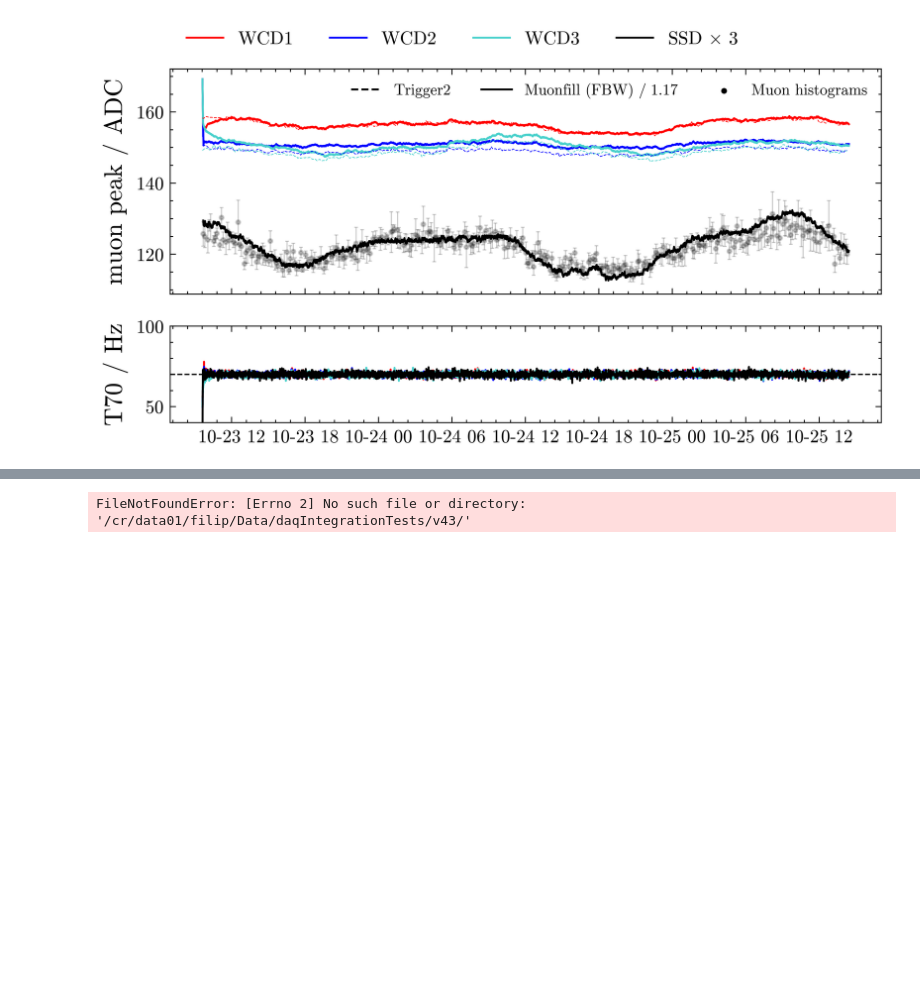
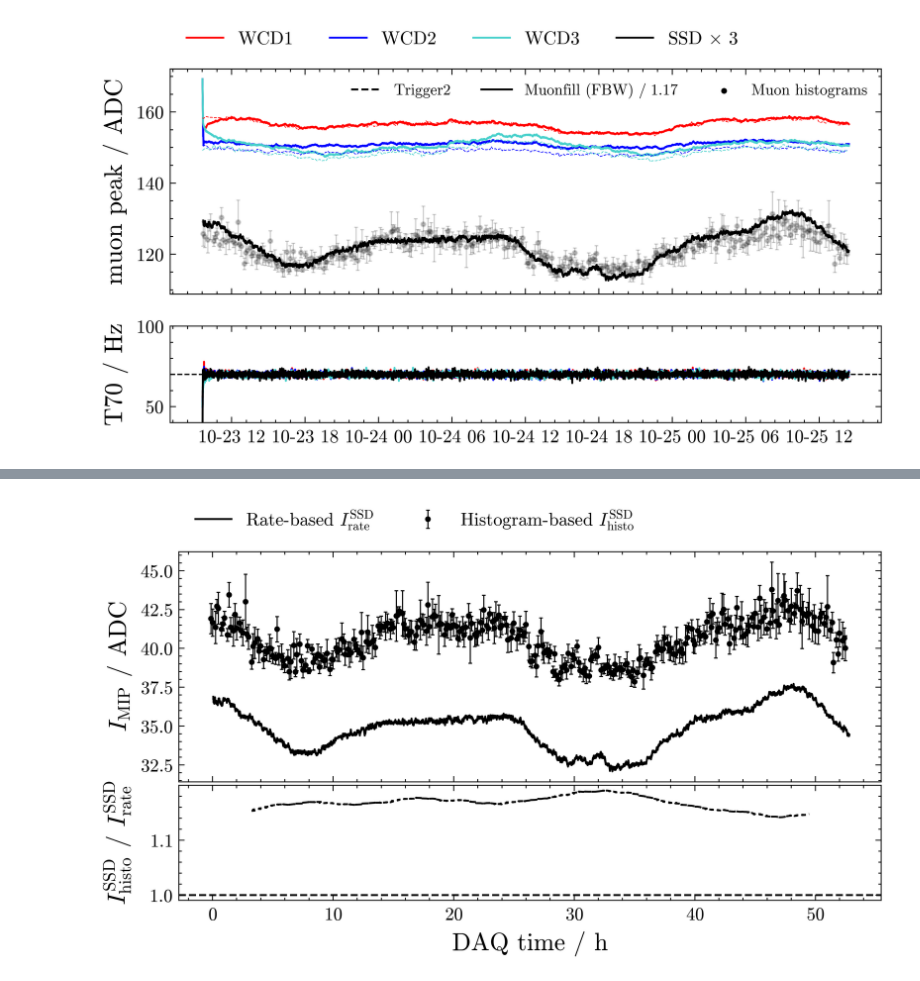
Before and after one commit to Quizznor/phd-thesis, a Jupyter notebook: Projects/SSDOnlineCalib/daqIntegrationTest/compare_all.ipynb, the cells around one changed output, grey strips where cells are left out. Saved outputs shown, nothing was run; the diff lists cells and outputs as text; code cells hidden in the pictures; blank space fills up the shorter version.

```diff
--- a/Projects/SSDOnlineCalib/daqIntegrationTest/compare_all.ipynb
+++ b/Projects/SSDOnlineCalib/daqIntegrationTest/compare_all.ipynb
@@ -290,7 +290,7 @@ errorbar_kwargs = [
 ]
 
 rerun_fits = False
-FBW = 1.17 * 1.21875  # to convert from FDS to FBW
+FBW = 1.17  # to convert from FDS to FBW
 f = 1
 
 version = "v43"
@@ -312,7 +312,7 @@ _, t_acq, t_gps, pmt, *phistos = np.loadtxt(
 _, _, _, _, *chistos = np.loadtxt(
     f"/cr/data01/filip/Data/daqIntegrationTests/{version}/charge.txt", unpack=True
 )
-fig, ax1 = plt.subplots(1, 1, sharex=True, height_ratios=[1])
+fig, (ax1, ax2) = plt.subplots(2, 1, sharex=True, height_ratios=[1, 0.5])
 
 try:
     t_muonbuffer, mf_wcd1, hz1, mf_wcd2, hz2, mf_wcd3, hz3, ssd, hz4 = np.loadtxt(
@@ -323,7 +323,7 @@ try:
     # ax1.plot(plot.to_datetime(t_muonbuffer), mf_wcd1 * 1/FBW, c='r', ls='-', label='WCD1')
     # ax1.plot(plot.to_datetime(t_muonbuffer), mf_wcd2 * 1/FBW, c='blue', ls='-', label='WCD2')
     # ax1.plot(plot.to_datetime(t_muonbuffer), mf_wcd3 * 1/FBW, c='mediumturquoise', ls='-', label='WCD3')
-    ax1.plot((t_muonbuffer[20:] - t_muonbuffer[0]) / 3600, ssd[20:] * f * FBW, c="k")
+    ax1.plot((t_muonbuffer[20:] - t_muonbuffer[0]) / 3600, ssd[20:] * f * FBW, c="k", marker='none')
 
     # ax2.plot(plot.to_datetime(t_muonbuffer), hz1, c='r', ls='solid')
     # ax2.plot(plot.to_datetime(t_muonbuffer), hz2, c='blue', ls='solid')
@@ -388,35 +388,45 @@ ax1.errorbar(
     fmt="ko",
     capthick=0.6,
     capsize=1,
-    alpha=0.2,
+    label=r"Histogram-based $I^\mathrm{SSD}_\mathrm{histo}$"
 )
+
+diff = []
+for t, mip in zip(t_ssd, mip_ssd):
+    idx = tools.closest(t_muonbuffer, t, index=True)
+    diff.append(mip/(ssd[idx]*FBW))
+
+ax2.plot((t_ssd[20:-19] - t_ssd[0]) / 3600, np.convolve(diff, np.ones(40)/40, mode='valid'), marker='none', ls='--')
 
 # ax1_twin = ax1.twinx()
 ax1_twin = ax1
 # ax1_twin.plot([],[], c='k', ls='--', label=rf'Trigger2')
-ax1_twin.plot([], [], c="k", ls="solid", label=rf"Rate-based $\,\times\,1.17$")
-ax1_twin.scatter([], [], marker="o", c="k", label="Histogram-based")
+ax1_twin.plot([], [], c="k", ls="solid", label=r"Rate-based $I^\mathrm{SSD}_\mathrm{rate}$", marker='none')
 ax1_twin.legend(fontsize="small", ncols=3)
 ax1_twin.set_ylim(*ax1.get_ylim())
 # ax1_twin.set_yticklabels([])
 
 # ax2.axhline(70, ls='--', c='k', lw=0.7)
 # ax2.set_ylim(40, 100)
-ax1.set_ylabel("MIP peak / ADC")
-ax1.set_xlabel("DAQ time / h")
+ax1.set_ylabel(r"$I_\mathrm{MIP}$ / ADC")
+ax2.set_xlabel("DAQ time / h")
+ax2.axhline(1, c='k', ls='--')
 # ax2.set_ylabel("T70 / Hz")
 ax1.legend(bbox_to_anchor=(0, 1.02, 1, 0.2), loc="lower left", ncol=4)
 ymin, ymax = ax1.get_ylim()
+ax2.set_ylabel(r"$I^\mathrm{SSD}_\mathrm{histo}$ / $I^\mathrm{SSD}_\mathrm{rate}$", labelpad=9)
 # ax1.set_ylim(ymin, 1.1 * ymax)
 
-ax1.text(
-    1,
-    1,
-    "Preliminary",
-    c="red",
-    ha="right",
-    va="bottom",
-    fontsize=22,
-    transform=ax1.transAxes,
-)
+# ax1.text(
+#     1,
+#     1,
+#     "Preliminary",
+#     c="red",
+#     ha="right",
+#     va="bottom",
+#     fontsize=22,
+#     transform=ax1.transAxes,
+# )
+
+plt.subplots_adjust(hspace=0.02)
 # %% [output]
@@ -437 +437 @@ ax1.text(
-FileNotFoundError: [Errno 2] No such file or directory: '/cr/data01/filip/Data/daqIntegrationTests/v43/'
+[figure, added]
```
Also changed, not shown: parts of 1 cell of this notebook, 15 other files.
